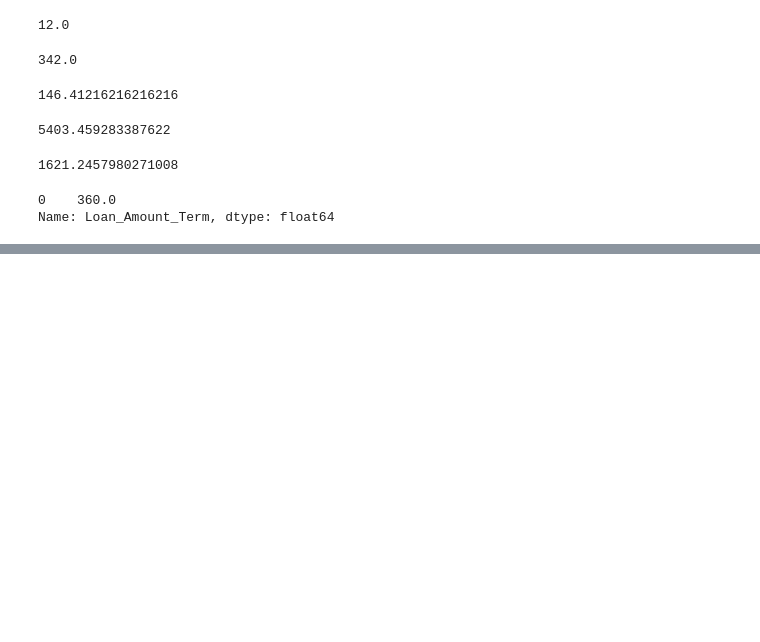
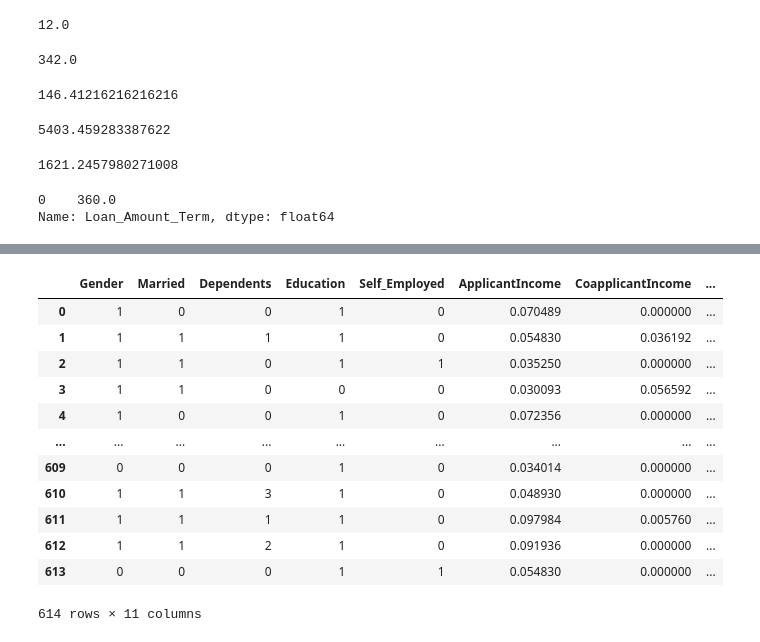
Before and after one commit to anniimishra/asignment, a Jupyter notebook: EDA.ipynb, the cells around one changed output, grey strips where cells are left out. Cells and saved outputs as stored; diff of their text form; code cells hidden in the pictures; blank space fills up the shorter version.

```diff
--- a/EDA.ipynb
+++ b/EDA.ipynb
@@ -289,0 +329,2 @@ Name: Loan_Amount_Term, dtype: float64
+# %%
+train['ApplicantIncome']=Norm_Income
@@ -289,0 +340,4 @@ Name: Loan_Amount_Term, dtype: float64
+# %%
+train['CoapplicantIncome']=Norm_Coincome
+train['LoanAmount']=Loan_Amount_Norm
+train['Loan_Amount_Term']=Loan_Amount_Term_Norm
@@ -289,0 +369,9 @@ Name: Loan_Amount_Term, dtype: float64
+# %%
+train['Gender']=train['Gender'].fillna(train['Gender'].mode()[0])
+train['Married']=train['Married'].fillna(train['Married'].mode()[0])
+train['Dependents']=train['Dependents'].fillna(train['Dependents'].mode()[0])
+train['Self_Employed']=train['Self_Employed'].fillna(train['Self_Employed'].mode()[0])
+train['LoanAmount']=train['LoanAmount'].fillna(train['LoanAmount'].mean())
+train['Loan_Amount_Term']=train['Loan_Amount_Term'].fillna(train['Loan_Amount_Term'].mean())
+train.loc[(train.Credit_History.isnull())&(train.Loan_Status==1),'Credit_History']=1
+train.loc[(train.Credit_History.isnull())&(train.Loan_Status==0),'Credit_History']=0
@@ -289,0 +394,2 @@ Name: Loan_Amount_Term, dtype: float64
+# %%
+X=train.iloc[:,:-1]
@@ -289,0 +398,16 @@ Name: Loan_Amount_Term, dtype: float64
+# %%
+X
+# %% [output]
+|  | Gender | Married | Dependents | Education | Self_Employed | ApplicantIncome | CoapplicantIncome | ... |
+| 0 | 1 | 0 | 0 | 1 | 0 | 0.070489 | 0.000000 | ... |
+| 1 | 1 | 1 | 1 | 1 | 0 | 0.054830 | 0.036192 | ... |
+| 2 | 1 | 1 | 0 | 1 | 1 | 0.035250 | 0.000000 | ... |
+| 3 | 1 | 1 | 0 | 0 | 0 | 0.030093 | 0.056592 | ... |
+| 4 | 1 | 0 | 0 | 1 | 0 | 0.072356 | 0.000000 | ... |
+| ... | ... | ... | ... | ... | ... | ... | ... | ... |
+| 609 | 0 | 0 | 0 | 1 | 0 | 0.034014 | 0.000000 | ... |
+| 610 | 1 | 1 | 3 | 1 | 0 | 0.048930 | 0.000000 | ... |
+| 611 | 1 | 1 | 1 | 1 | 0 | 0.097984 | 0.005760 | ... |
+| 612 | 1 | 1 | 2 | 1 | 0 | 0.091936 | 0.000000 | ... |
+| 613 | 0 | 0 | 0 | 1 | 1 | 0.054830 | 0.000000 | ... |
+614 rows × 11 columns
```
Also changed, not shown: parts of 23 cells of this notebook.
